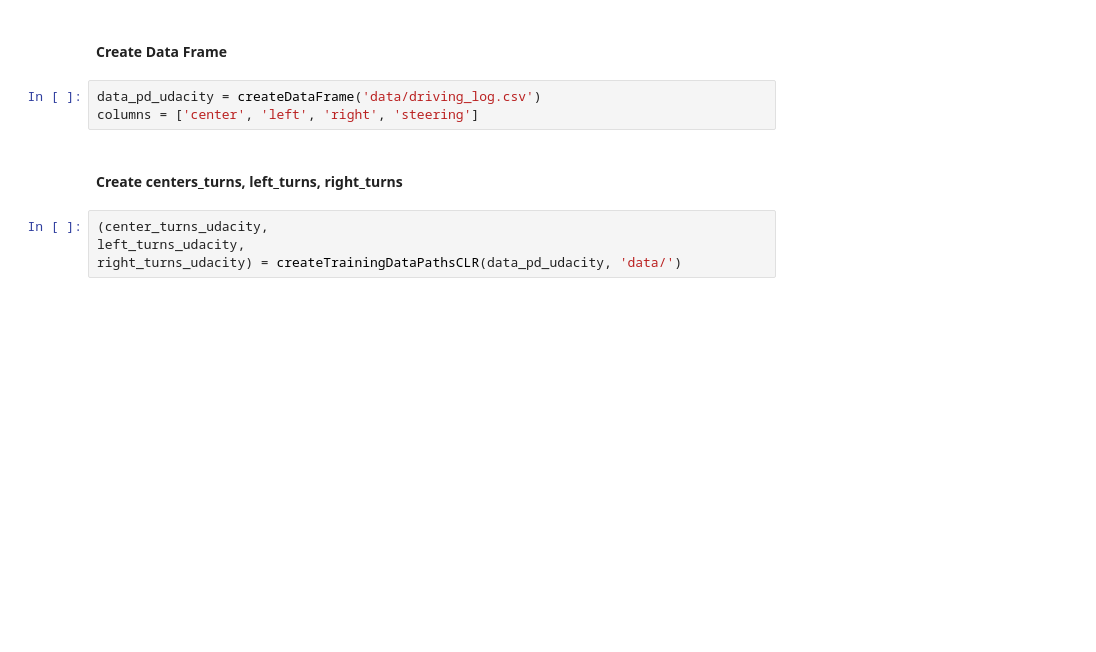
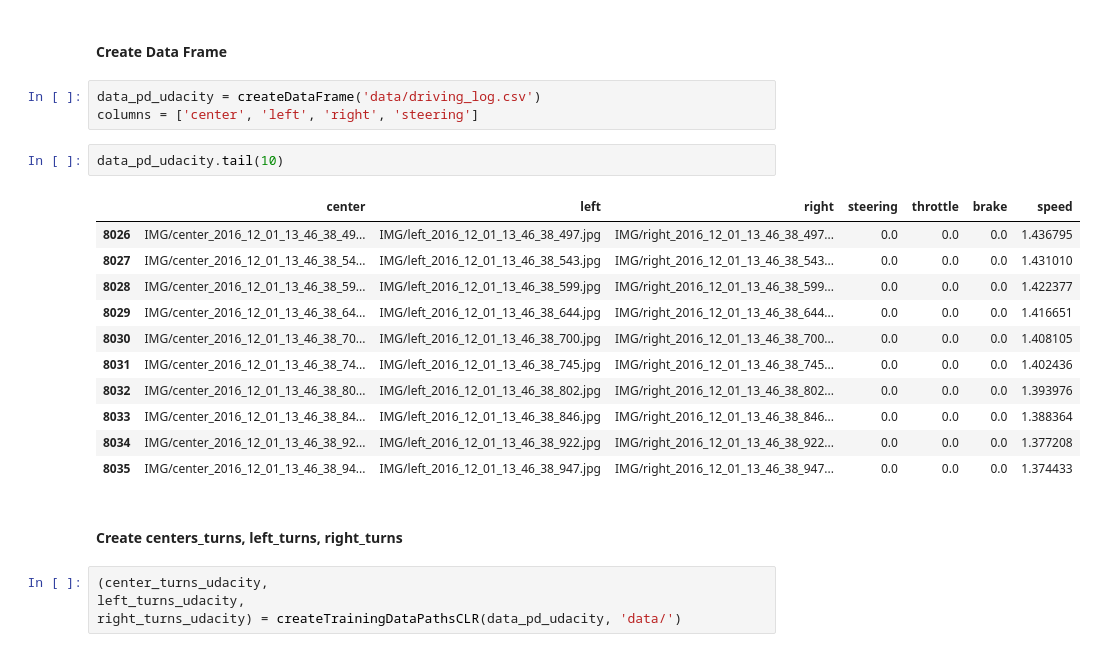
Before and after one commit to JonathanCMitchell/CarND-Behavioral-Cloning-P3, a Jupyter notebook: Pipeline-Final.ipynb, the cells around one changed output. Cells and saved outputs as stored; diff of their text form; blank space fills up the shorter version.

Commit message:
[fix] - fixes links in report adds dataframe visual to jupyter notebook

```diff
--- a/Pipeline-Final.ipynb
+++ b/Pipeline-Final.ipynb
@@ -84,6 +91,20 @@ def makeMore(dataArray, amount):
 # %%
 data_pd_udacity = createDataFrame('data/driving_log.csv')
 columns = ['center', 'left', 'right', 'steering']
+# %%
+data_pd_udacity.tail(10)
+# %% [output]
+|  | center | left | right | steering | throttle | brake | speed |
+| 8026 | IMG/center_2016_12_01_13_46_38_49... | IMG/left_2016_12_01_13_46_38_497.jpg | IMG/right_2016_12_01_13_46_38_497... | 0.0 | 0.0 | 0.0 | 1.436795 |
+| 8027 | IMG/center_2016_12_01_13_46_38_54... | IMG/left_2016_12_01_13_46_38_543.jpg | IMG/right_2016_12_01_13_46_38_543... | 0.0 | 0.0 | 0.0 | 1.431010 |
+| 8028 | IMG/center_2016_12_01_13_46_38_59... | IMG/left_2016_12_01_13_46_38_599.jpg | IMG/right_2016_12_01_13_46_38_599... | 0.0 | 0.0 | 0.0 | 1.422377 |
+| 8029 | IMG/center_2016_12_01_13_46_38_64... | IMG/left_2016_12_01_13_46_38_644.jpg | IMG/right_2016_12_01_13_46_38_644... | 0.0 | 0.0 | 0.0 | 1.416651 |
+| 8030 | IMG/center_2016_12_01_13_46_38_70... | IMG/left_2016_12_01_13_46_38_700.jpg | IMG/right_2016_12_01_13_46_38_700... | 0.0 | 0.0 | 0.0 | 1.408105 |
+| 8031 | IMG/center_2016_12_01_13_46_38_74... | IMG/left_2016_12_01_13_46_38_745.jpg | IMG/right_2016_12_01_13_46_38_745... | 0.0 | 0.0 | 0.0 | 1.402436 |
+| 8032 | IMG/center_2016_12_01_13_46_38_80... | IMG/left_2016_12_01_13_46_38_802.jpg | IMG/right_2016_12_01_13_46_38_802... | 0.0 | 0.0 | 0.0 | 1.393976 |
+| 8033 | IMG/center_2016_12_01_13_46_38_84... | IMG/left_2016_12_01_13_46_38_846.jpg | IMG/right_2016_12_01_13_46_38_846... | 0.0 | 0.0 | 0.0 | 1.388364 |
+| 8034 | IMG/center_2016_12_01_13_46_38_92... | IMG/left_2016_12_01_13_46_38_922.jpg | IMG/right_2016_12_01_13_46_38_922... | 0.0 | 0.0 | 0.0 | 1.377208 |
+| 8035 | IMG/center_2016_12_01_13_46_38_94... | IMG/left_2016_12_01_13_46_38_947.jpg | IMG/right_2016_12_01_13_46_38_947... | 0.0 | 0.0 | 0.0 | 1.374433 |
 # %% [markdown]
 #### Create centers_turns, left_turns, right_turns
 # %%
```
Also changed, not shown: parts of 4 cells of this notebook, 1 other file.
